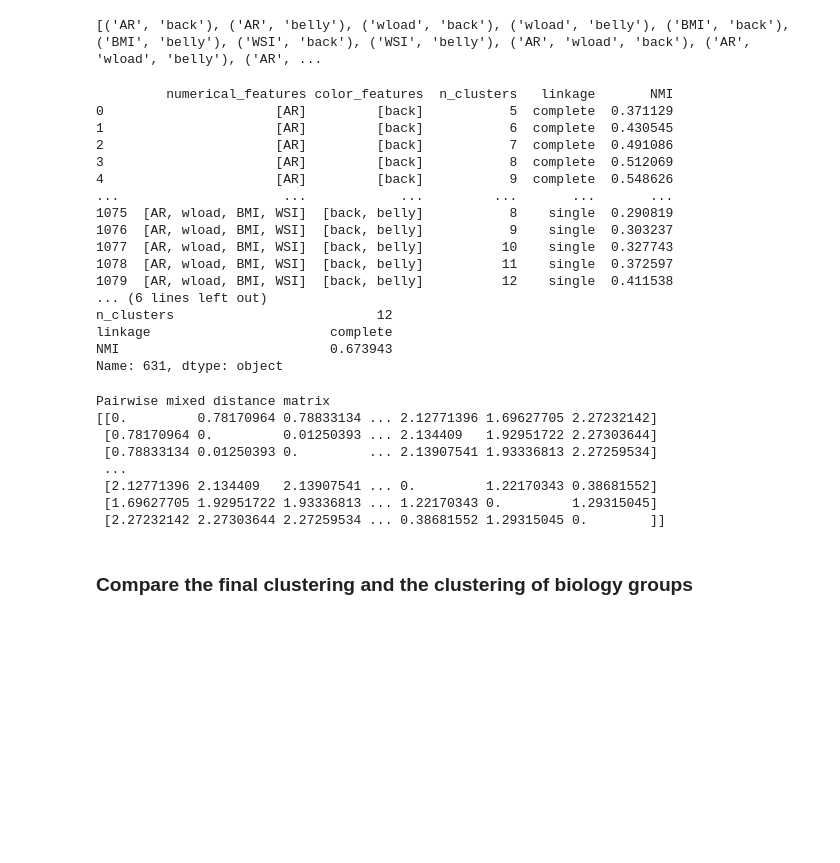
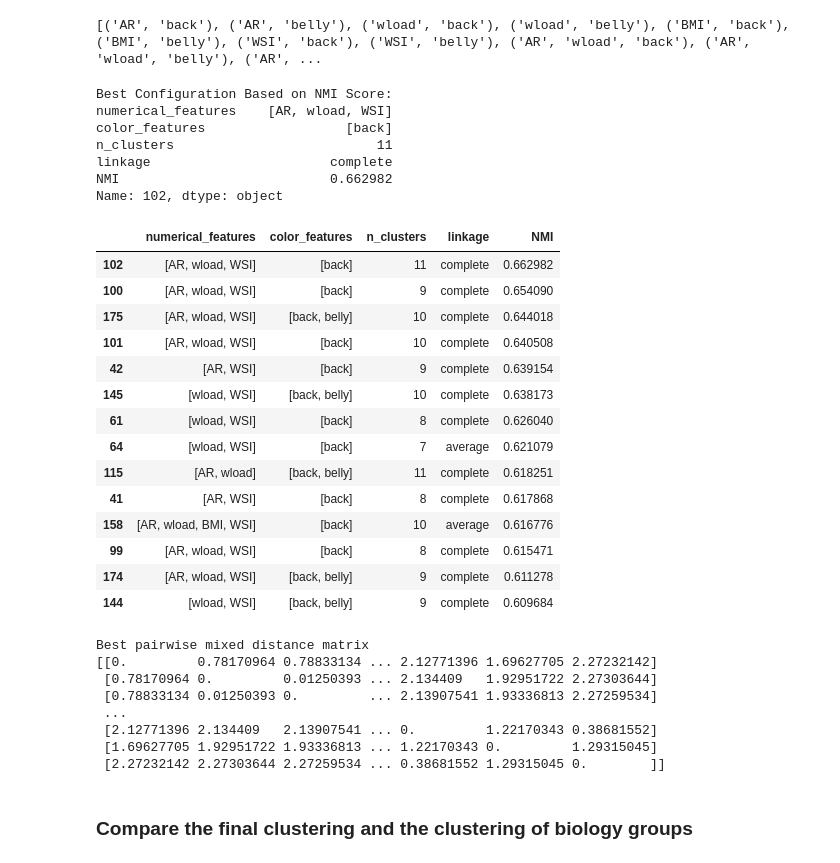
Before and after one commit to ancuongnguyen07/CS-E4650, a Jupyter notebook: hw2/code/solution.ipynb, the cells around one changed output. Saved outputs shown, nothing was run; the diff lists cells and outputs as text; code cells hidden in the pictures; blank space fills up the shorter version.

```diff
--- a/hw2/code/solution.ipynb
+++ b/hw2/code/solution.ipynb
@@ -340,19 +367,18 @@ print(feature_combinations)
 # %% [output]
 [('AR', 'back'), ('AR', 'belly'), ('wload', 'back'), ('wload', 'belly'), ('BMI', 'back'), ('BMI', 'belly'), ('WSI', 'back'), ('WSI', 'belly'), ('AR', 'wload', 'back'), ('AR', 'wload', 'belly'), ('AR', ...
 # %%
-
-
 # paramater tuning
 n_clusters_range = range(5,13)
 # 'ward' linkage cannot be used if metric='precomputed'
 linkages = ['complete', 'average', 'single']
 results = []
 
-true_labels = data['group']
+true_labels = data['group'] # label of biological groups
 true_labels_enc = le.fit_transform(true_labels)
 
 
 for feat_comb in feature_combinations:
+    # loop different combinations of features
     local_num_feats = [feat for feat in feat_comb if feat in num_features]
     local_color_feats = [feat for feat in feat_comb if feat in color_features]
     local_num_data = data[local_num_feats]
@@ -372,39 +398,56 @@ for feat_comb in feature_combinations:
                                                l)
 
     for linkage in linkages:
+        # loop through different linkages
         for n_clusters in n_clusters_range:
+            # loop through different number of clusters
             clustering = AgglomerativeClustering(n_clusters=n_clusters, linkage=linkage, metric='precomputed')
 
             predicted_labels = clustering.fit_predict(local_pairwise_mixed_dists)
+            labels_count = np.bincount(predicted_labels)
+            if 1 in labels_count:
+                # if there is a singleton cluster, skip this parameter set
+                # as the NMI deals poorly with singleton clusters.
+                continue
+
             nmi = normalized_mutual_info_score(true_labels_enc, predicted_labels)
+
 
             results.append((local_num_feats, local_color_feats, n_clusters, linkage, nmi))
 
 results_df = pd.DataFrame(results, columns=['numerical_features', 'color_features', 'n_clusters', 'linkage', 'NMI'])
-print(results_df)
 
 # Find the best configuration based on NMI
 best_config = results_df.loc[results_df['NMI'].idxmax()]
 print("\nBest Configuration Based on NMI Score:")
 print(best_config)
 # %% [output]
-         numerical_features color_features  n_clusters   linkage       NMI
-0                      [AR]         [back]           5  complete  0.371129
-1                      [AR]         [back]           6  complete  0.430545
-2                      [AR]         [back]           7  complete  0.491086
-3                      [AR]         [back]           8  complete  0.512069
-4                      [AR]         [back]           9  complete  0.548626
-...                     ...            ...         ...       ...       ...
-1075  [AR, wload, BMI, WSI]  [back, belly]           8    single  0.290819
-1076  [AR, wload, BMI, WSI]  [back, belly]           9    single  0.303237
-1077  [AR, wload, BMI, WSI]  [back, belly]          10    single  0.327743
-1078  [AR, wload, BMI, WSI]  [back, belly]          11    single  0.372597
-1079  [AR, wload, BMI, WSI]  [back, belly]          12    single  0.411538
-... (6 lines left out)
-n_clusters                          12
+Best Configuration Based on NMI Score:
+numerical_features    [AR, wload, WSI]
+color_features                  [back]
+n_clusters                          11
 linkage                       complete
-NMI                           0.673943
-Name: 631, dtype: object
+NMI                           0.662982
+Name: 102, dtype: object
+# %%
+# Show parameter sets which generate NMI > 0.6 (high NMI)
+results_df[results_df['NMI'] > 0.6].sort_values(by='NMI', ascending=False)
+# %% [output]
+|  | numerical_features | color_features | n_clusters | linkage | NMI |
+| 102 | [AR, wload, WSI] | [back] | 11 | complete | 0.662982 |
+| 100 | [AR, wload, WSI] | [back] | 9 | complete | 0.654090 |
+| 175 | [AR, wload, WSI] | [back, belly] | 10 | complete | 0.644018 |
+| 101 | [AR, wload, WSI] | [back] | 10 | complete | 0.640508 |
+| 42 | [AR, WSI] | [back] | 9 | complete | 0.639154 |
+| 145 | [wload, WSI] | [back, belly] | 10 | complete | 0.638173 |
+| 61 | [wload, WSI] | [back] | 8 | complete | 0.626040 |
+| 64 | [wload, WSI] | [back] | 7 | average | 0.621079 |
+| 115 | [AR, wload] | [back, belly] | 11 | complete | 0.618251 |
+| 41 | [AR, WSI] | [back] | 8 | complete | 0.617868 |
+| 158 | [AR, wload, BMI, WSI] | [back] | 10 | average | 0.616776 |
+| 99 | [AR, wload, WSI] | [back] | 8 | complete | 0.615471 |
+| 174 | [AR, wload, WSI] | [back, belly] | 9 | complete | 0.611278 |
+| 144 | [wload, WSI] | [back, belly] | 9 | complete | 0.609684 |
 # %%
 # Clustering with the best config
 best_num_features = best_config['numerical_features']
@@ -425,14 +468,15 @@ best_pairwise_mixed_dists = pairwise_mixed_distance(best_pairwise_num_dists,
                                             best_std_pairwise_color_dists,
                                             l)
 
-print('Pairwise mixed distance matrix')
+print('Best pairwise mixed distance matrix')
 print(best_pairwise_mixed_dists)
 
-best_clustering = AgglomerativeClustering(n_clusters=int(best_config['n_clusters']), linkage=best_config['linkage'], metric='precomputed')
+best_clustering = AgglomerativeClustering(n_clusters=best_config['n_clusters'], linkage=best_config['linkage'], metric='precomputed')
 best_labels = best_clustering.fit_predict(best_pairwise_mixed_dists)
+# Add the predicted labels into new column 'cluster'
 data['cluster'] = best_labels
 # %% [output]
-Pairwise mixed distance matrix
+Best pairwise mixed distance matrix
 [[0.         0.78170964 0.78833134 ... 2.12771396 1.69627705 2.27232142]
  [0.78170964 0.         0.01250393 ... 2.134409   1.92951722 2.27303644]
  [0.78833134 0.01250393 0.         ... 2.13907541 1.93336813 2.27259534]
```
Also changed, not shown: parts of 10 cells of this notebook.
